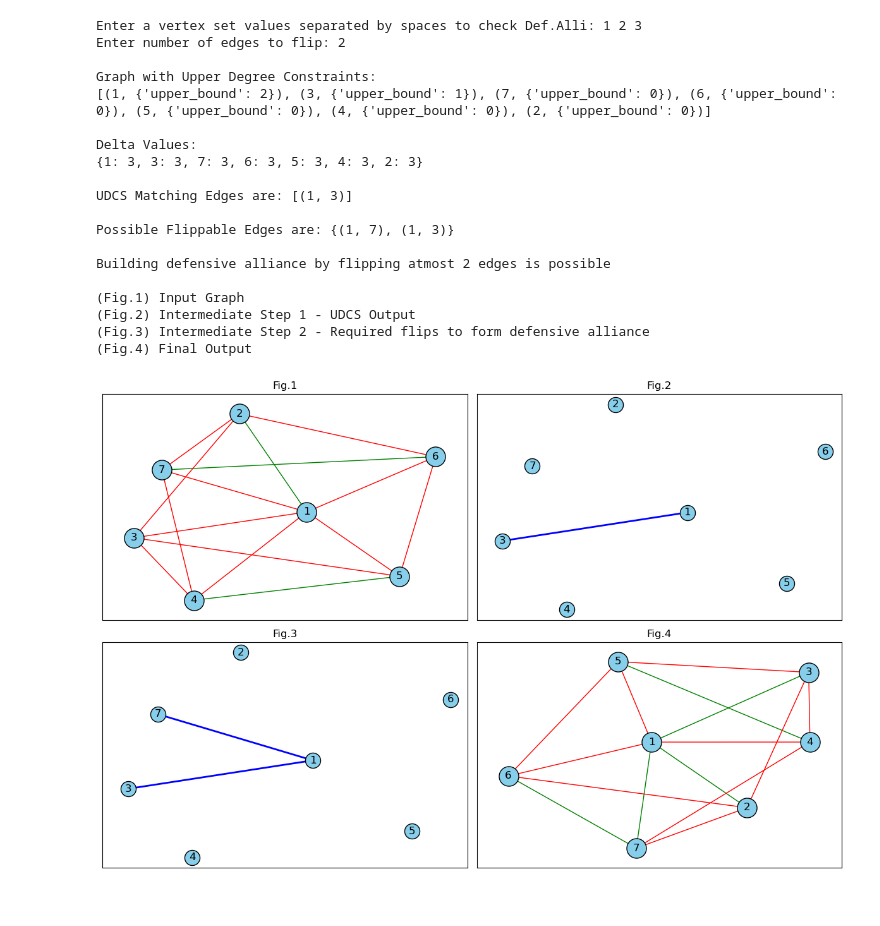
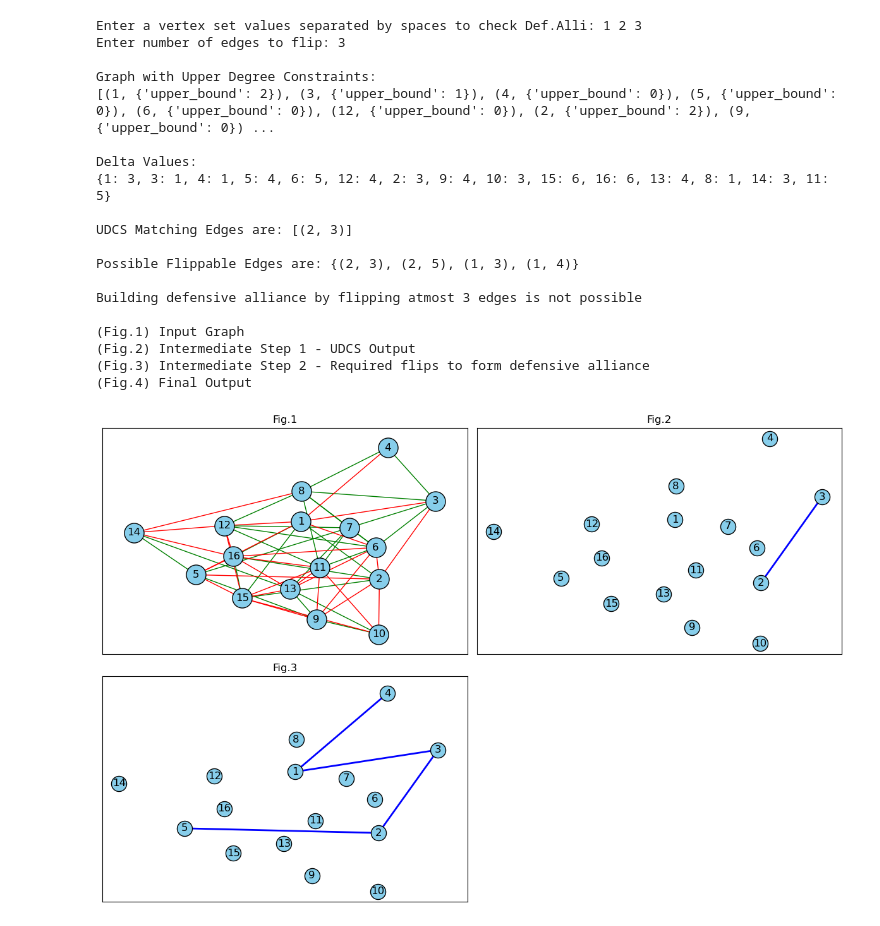
Before and after one commit to vinothvk99/Defensive-Alliance-with-Signed-Graph, a Jupyter notebook: 4.6_Building_Defensive_Alliance/building_defensive_alliance.ipynb, the cells around one changed output. Saved outputs shown, nothing was run; the diff lists cells and outputs as text; code cells hidden in the pictures.

```diff
--- a/4.6_Building_Defensive_Alliance/building_defensive_alliance.ipynb
+++ b/4.6_Building_Defensive_Alliance/building_defensive_alliance.ipynb
@@ -416,8 +416,9 @@ def reduction(udcs_matching_edges, all_positive_after_check, all_negative_after_
 
                 if s[idx] not in udcs_matching_edges:
                     if s[idx] in nei_in_d:
-                        flipping_matching_edges.append(s[idx])
-                        inequality_count -= 1
+                        if s[idx] not in flipping_matching_edges:
+                            flipping_matching_edges.append(s[idx])
+                            inequality_count -= 1
                 idx += 1
 
             ## edges to flip
@@ -426,8 +427,9 @@ def reduction(udcs_matching_edges, all_positive_after_check, all_negative_after_
                 if idx > len(s) - 1:
                     break
                 if s[idx] not in udcs_matching_edges:
-                    flipping_matching_edges.append(s[idx])
-                    inequality_count -= 1
+                    if s[idx] not in flipping_matching_edges:
+                        flipping_matching_edges.append(s[idx])
+                        inequality_count -= 1
                 idx += 1
 
     return set(flipping_matching_edges)
@@ -608,7 +610,7 @@ def run_building_defensive_alliance(graph, original_graph, start_time, d, k, n,
 # %%
 
 # Create the graph
-file_path = fr"{os.getcwd()}/graph_test_files/test2.txt"
+file_path = fr"{os.getcwd()}/graph_test_files/highland.txt"
 # getting the vertex which has to be check for UDCS from user
 # Get input from the user
 input_string = input("Enter a vertex set values separated by spaces to check Def.Alli: ")
@@ -653,37 +655,37 @@ run_building_defensive_alliance(graph, original_graph, start_time, d, k, n, case
 #     start_time = time.monotonic()
 
 #     if case == 1:
 #         case_type = "case1"
 #         run_building_defensive_alliance(graph, original_graph, start_time, d, k, num_nodes, case_type)
 #     else:
 #         case_type = "case2"
 #         run_building_defensive_alliance(graph, original_graph, start_time, d, k, num_nodes, case_type)
 
 #         for i in range(0,math.floor(len(d)/2)):
 #             d.append(d[-1]+1)
 #         k = k+1
 
 
 #     initial_avg_degree = initial_avg_degree * 2
 #     nodes_to_check = nodes_to_check + 50
 # %% [output]
 Enter a vertex set values separated by spaces to check Def.Alli: 1 2 3
-Enter number of edges to flip: 2
+Enter number of edges to flip: 3
 
 Graph with Upper Degree Constraints:
-[(1, {'upper_bound': 2}), (3, {'upper_bound': 1}), (7, {'upper_bound': 0}), (6, {'upper_bound': 0}), (5, {'upper_bound': 0}), (4, {'upper_bound': 0}), (2, {'upper_bound': 0})]
+[(1, {'upper_bound': 2}), (3, {'upper_bound': 1}), (4, {'upper_bound': 0}), (5, {'upper_bound': 0}), (6, {'upper_bound': 0}), (12, {'upper_bound': 0}), (2, {'upper_bound': 2}), (9, {'upper_bound': 0}) ...
 
 Delta Values:
-{1: 3, 3: 3, 7: 3, 6: 3, 5: 3, 4: 3, 2: 3}
+{1: 3, 3: 1, 4: 1, 5: 4, 6: 5, 12: 4, 2: 3, 9: 4, 10: 3, 15: 6, 16: 6, 13: 4, 8: 1, 14: 3, 11: 5}
 
-UDCS Matching Edges are: [(1, 3)]
+UDCS Matching Edges are: [(2, 3)]
 
-Possible Flippable Edges are: {(1, 7), (1, 3)}
+Possible Flippable Edges are: {(2, 3), (2, 5), (1, 3), (1, 4)}
 
-Building defensive alliance by flipping atmost 2 edges is possible
+Building defensive alliance by flipping atmost 3 edges is not possible
 
 (Fig.1) Input Graph
 (Fig.2) Intermediate Step 1 - UDCS Output
 (Fig.3) Intermediate Step 2 - Required flips to form defensive alliance
 (Fig.4) Final Output
-[figure, old version]
+[figure, new version]
```
Also changed, not shown: 1 other file.
